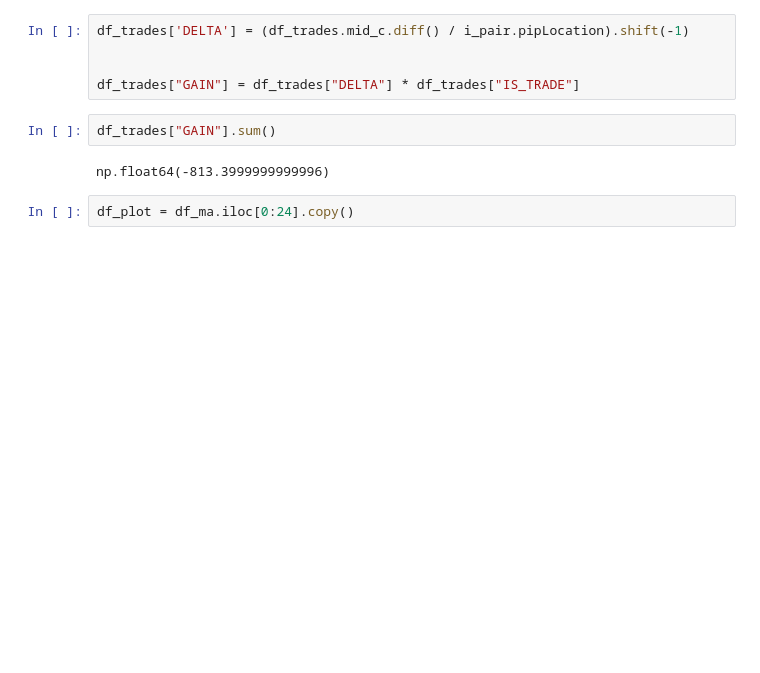
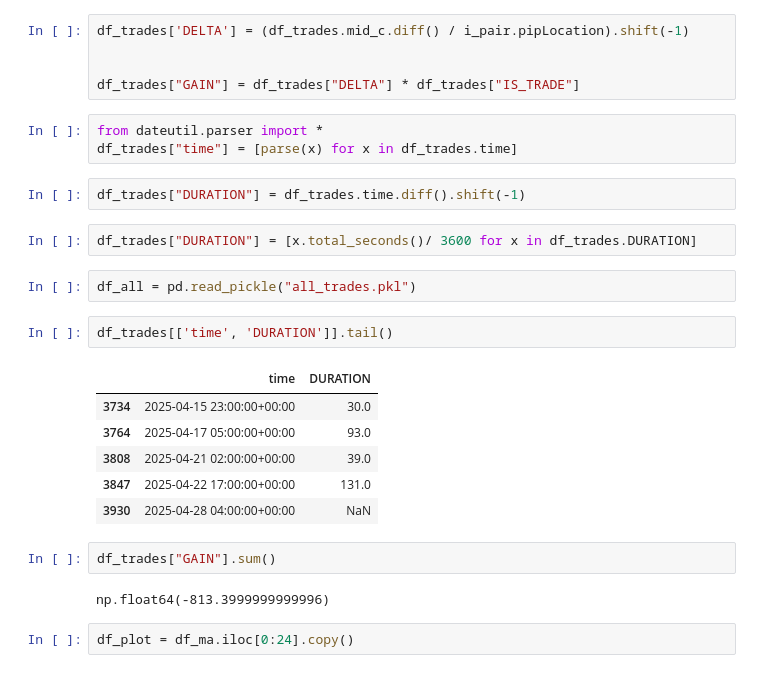
Before and after one commit to Uprightnes/TradeBot, a Jupyter notebook: candle_plot.ipynb, the cells around one changed output. Saved outputs shown, nothing was run; the diff lists cells and outputs as text; blank space fills up the shorter version.

```diff
--- a/candle_plot.ipynb
+++ b/candle_plot.ipynb
@@ -73,6 +73,24 @@ df_trades['DELTA'] = (df_trades.mid_c.diff() / i_pair.pipLocation).shift(-1)
 
 
 df_trades["GAIN"] = df_trades["DELTA"] * df_trades["IS_TRADE"]
+# %%
+from dateutil.parser import *
+df_trades["time"] = [parse(x) for x in df_trades.time]
+# %%
+df_trades["DURATION"] = df_trades.time.diff().shift(-1)
+# %%
+df_trades["DURATION"] = [x.total_seconds()/ 3600 for x in df_trades.DURATION]
+# %%
+df_all = pd.read_pickle("all_trades.pkl")
+# %%
+df_trades[['time', 'DURATION']].tail()
+# %% [output]
+|  | time | DURATION |
+| 3734 | 2025-04-15 23:00:00+00:00 | 30.0 |
+| 3764 | 2025-04-17 05:00:00+00:00 | 93.0 |
+| 3808 | 2025-04-21 02:00:00+00:00 | 39.0 |
+| 3847 | 2025-04-22 17:00:00+00:00 | 131.0 |
+| 3930 | 2025-04-28 04:00:00+00:00 | NaN |
 # %%
 df_trades["GAIN"].sum()
 # %% [output]
```
Also changed, not shown: parts of 2 cells of this notebook, 3 other files.
